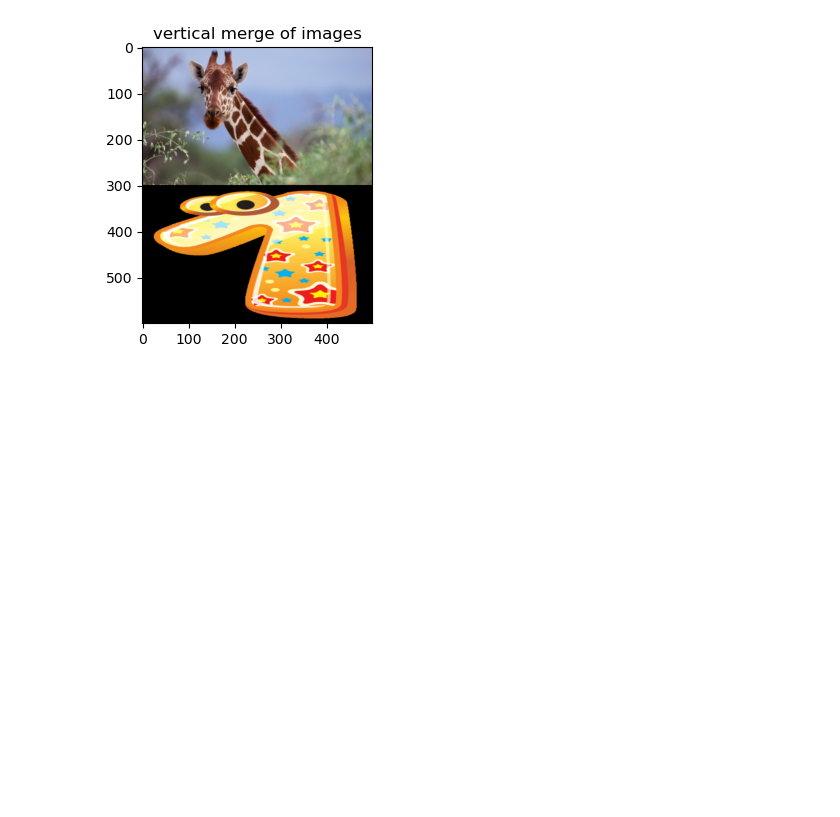
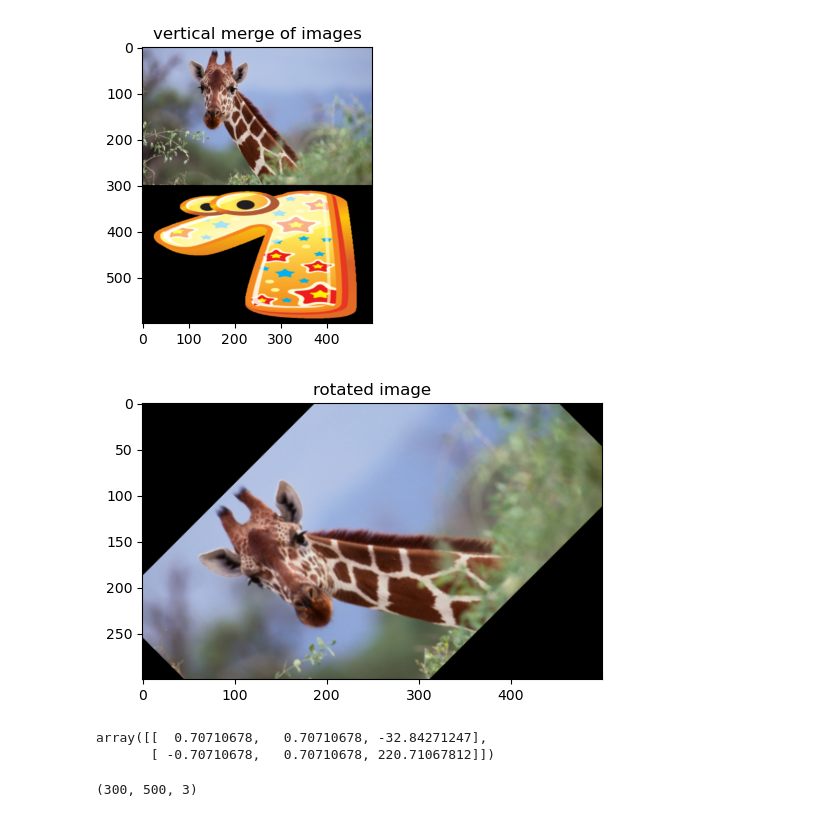
Before and after one commit to reula/algebra-python, a Jupyter notebook: algebra.ipynb, the cells around one changed output. Drawn from its saved outputs; the diff is of its cells as text; code cells hidden in the pictures; blank space fills up the shorter version.

```diff
--- a/algebra.ipynb
+++ b/algebra.ipynb
@@ -523,3 +539,35 @@ plt.title('vertical merge of images')
 plt.show()
 # %% [output]
 [figure]
+# %%
+
+
+# read the image file
+image = img1
+
+# get the image dimensions
+height, width = image.shape[:2]
+
+# define the rotation angle
+angle = 45
+
+# define the rotation matrix
+rotation_matrix = cv2.getRotationMatrix2D((width/2, height/2), angle, 1)
+
+# apply the rotation to the image
+rotated_image = cv2.warpAffine(image, rotation_matrix, (width, height))
+
+plt.imshow(cv2.cvtColor(rotated_image, cv2.COLOR_BGR2RGB))
+plt.title('rotated image')
+plt.show()
+# %% [output]
+[figure, added]
+# %%
+rotation_matrix
+# %% [output]
+array([[  0.70710678,   0.70710678, -32.84271247],
+       [ -0.70710678,   0.70710678, 220.71067812]])
+# %%
+img1.shape
+# %% [output]
+(300, 500, 3)
```
Also changed, not shown: parts of 14 cells of this notebook.
